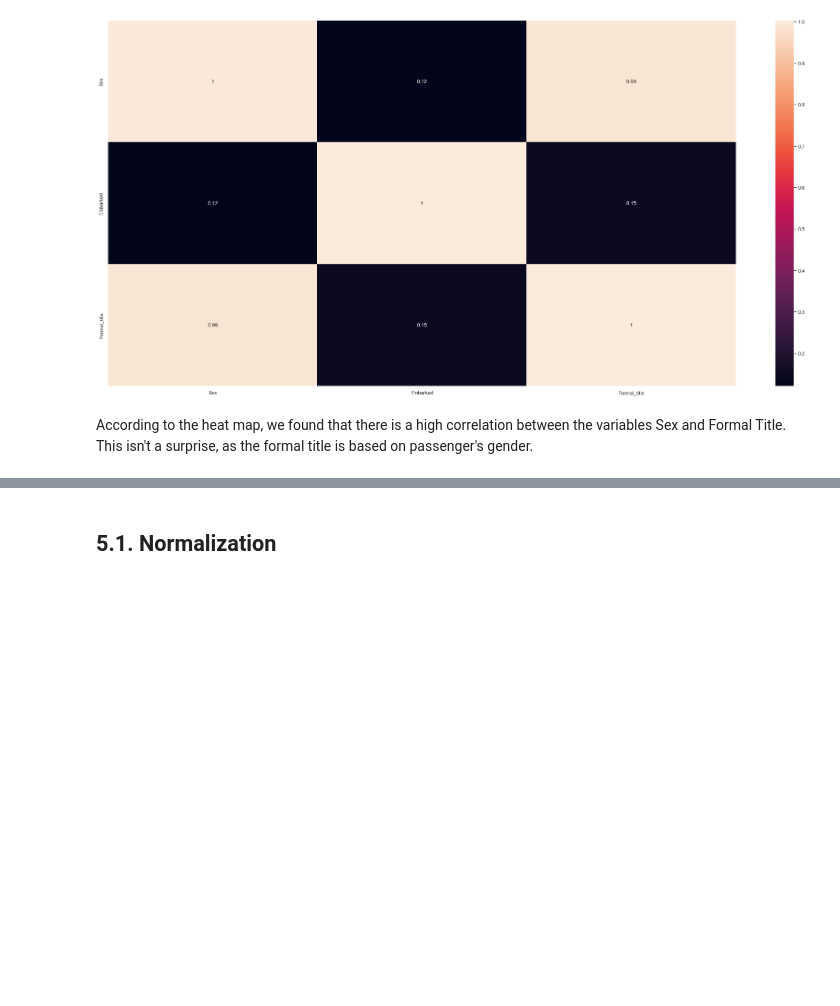
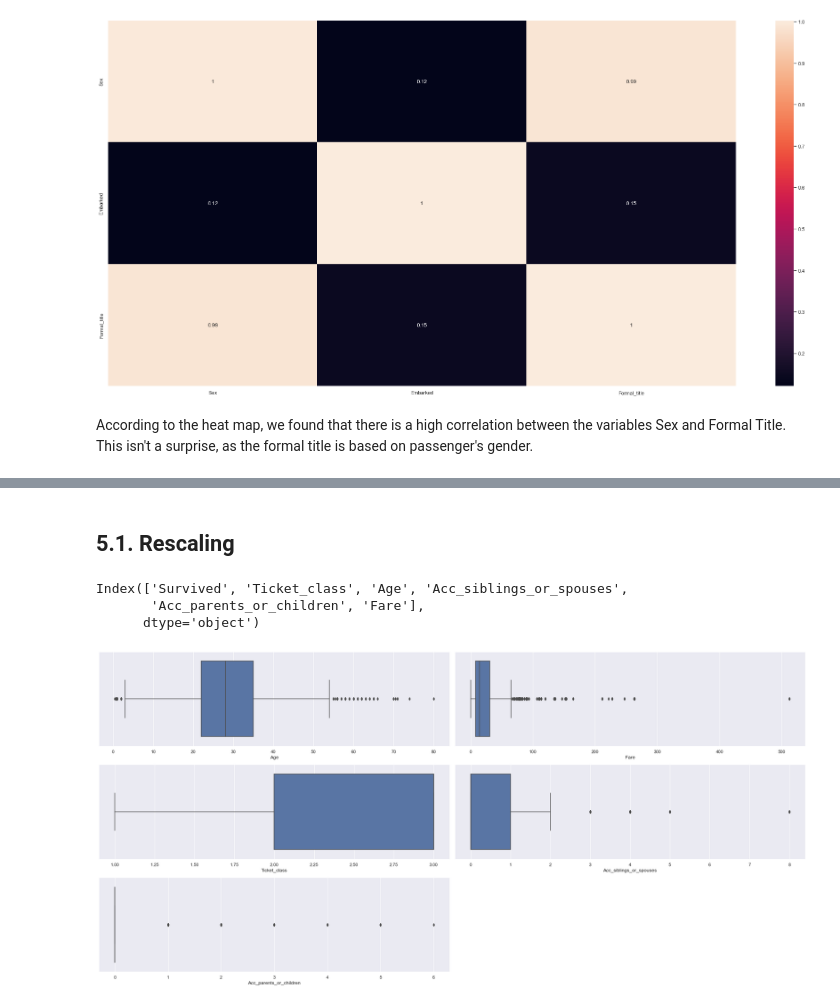
Before and after one commit to endhel/Prediction-of-the-Survivors-Titanic, a Jupyter notebook: Prediction-of-the-Survivors-Titanic.ipynb, the cells around one changed output, grey strips where cells are left out. Saved outputs shown, nothing was run; the diff lists cells and outputs as text; code cells hidden in the pictures; blank space fills up the shorter version.

```diff
--- a/Prediction-of-the-Survivors-Titanic.ipynb
+++ b/Prediction-of-the-Survivors-Titanic.ipynb
@@ -688,2 +695,27 @@ df5 = df4.copy()
 # %% [markdown]
-## 5.1. Normalization
+## 5.1. Rescaling
+# %%
+df5.select_dtypes( include=['int64', 'float64'] ).columns
+# %% [output]
+Index(['Survived', 'Ticket_class', 'Age', 'Acc_siblings_or_spouses',
+       'Acc_parents_or_children', 'Fare'],
+      dtype='object')
+# %%
+plt.subplot(3, 2, 1)
+sns.boxplot( x = df5['Age'] )
+
+plt.subplot(3, 2, 2)
+sns.boxplot( x = df5['Fare'] )
+
+plt.subplot(3, 2, 3)
+sns.boxplot( x = df5['Ticket_class'] )
+
+plt.subplot(3, 2, 4)
+sns.boxplot( x = df5['Acc_siblings_or_spouses'] )
+
+plt.subplot(3, 2, 5)
+sns.boxplot( x = df5['Acc_parents_or_children'] )
+
+plt.tight_layout()
+# %% [output]
+[figure, added]
```
Also changed, not shown: parts of 13 cells of this notebook.
